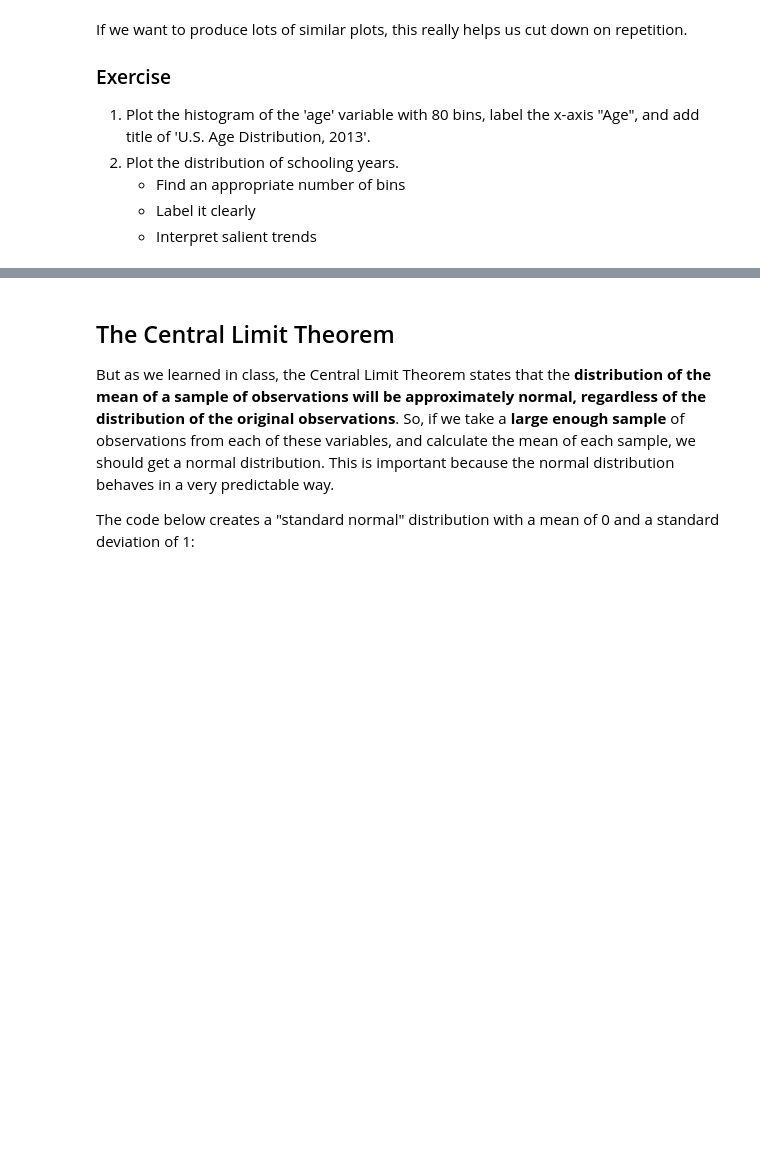
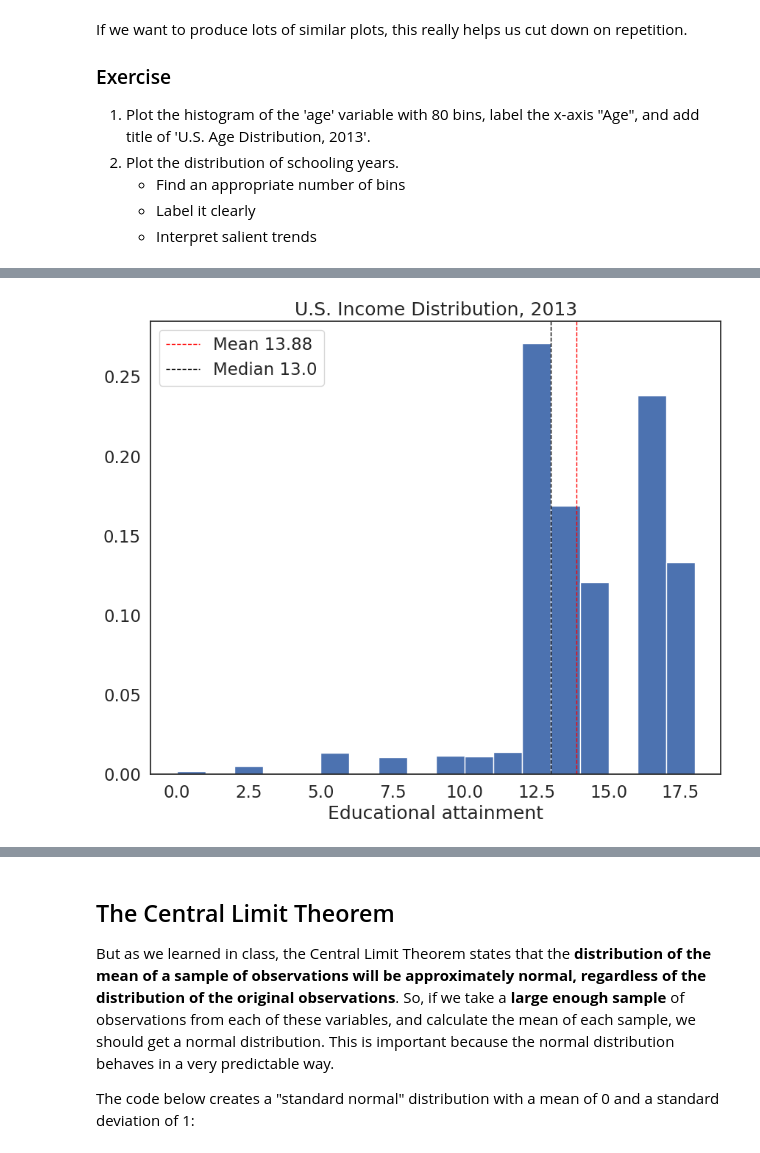
Before and after one commit to AngelaZhang111/QM2, a Jupyter notebook: W5_Distributions_and_Basic_Statistics.ipynb, the cells around one changed output, grey strips where cells are left out. Cells and saved outputs as stored; diff of their text form; code cells hidden in the pictures; blank space fills up the shorter version.

```diff
--- a/W5_Distributions_and_Basic_Statistics.ipynb
+++ b/W5_Distributions_and_Basic_Statistics.ipynb
@@ -348,0 +365,4 @@ If we want to produce lots of similar plots, this really helps us cut down on re
+# %%
+plot_histogram(variable = df['sch'], bin_number = 18, xlab = 'Educational attainment', title = 'U.S. Income Distribution, 2013')
+# %% [output]
+[figure, added]
```
Also changed, not shown: parts of 19 cells of this notebook.
